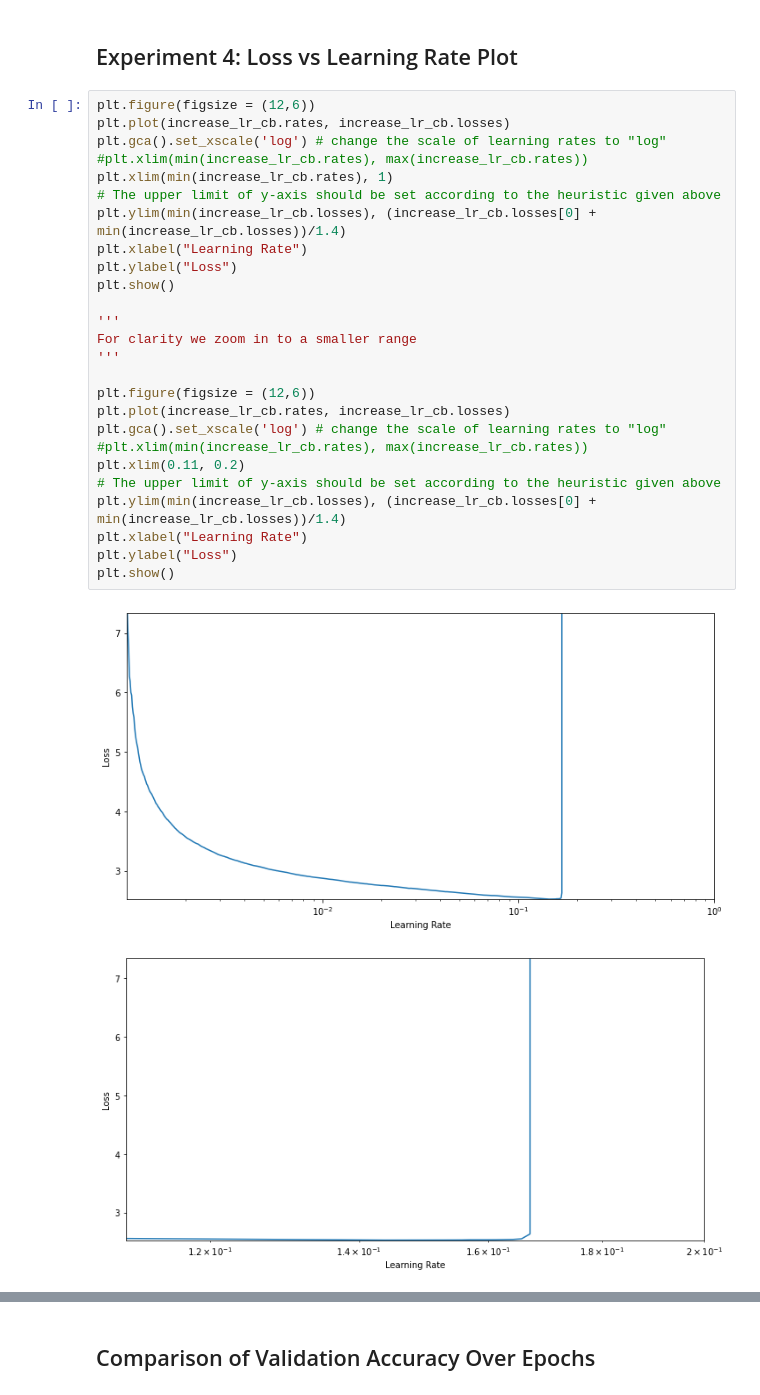
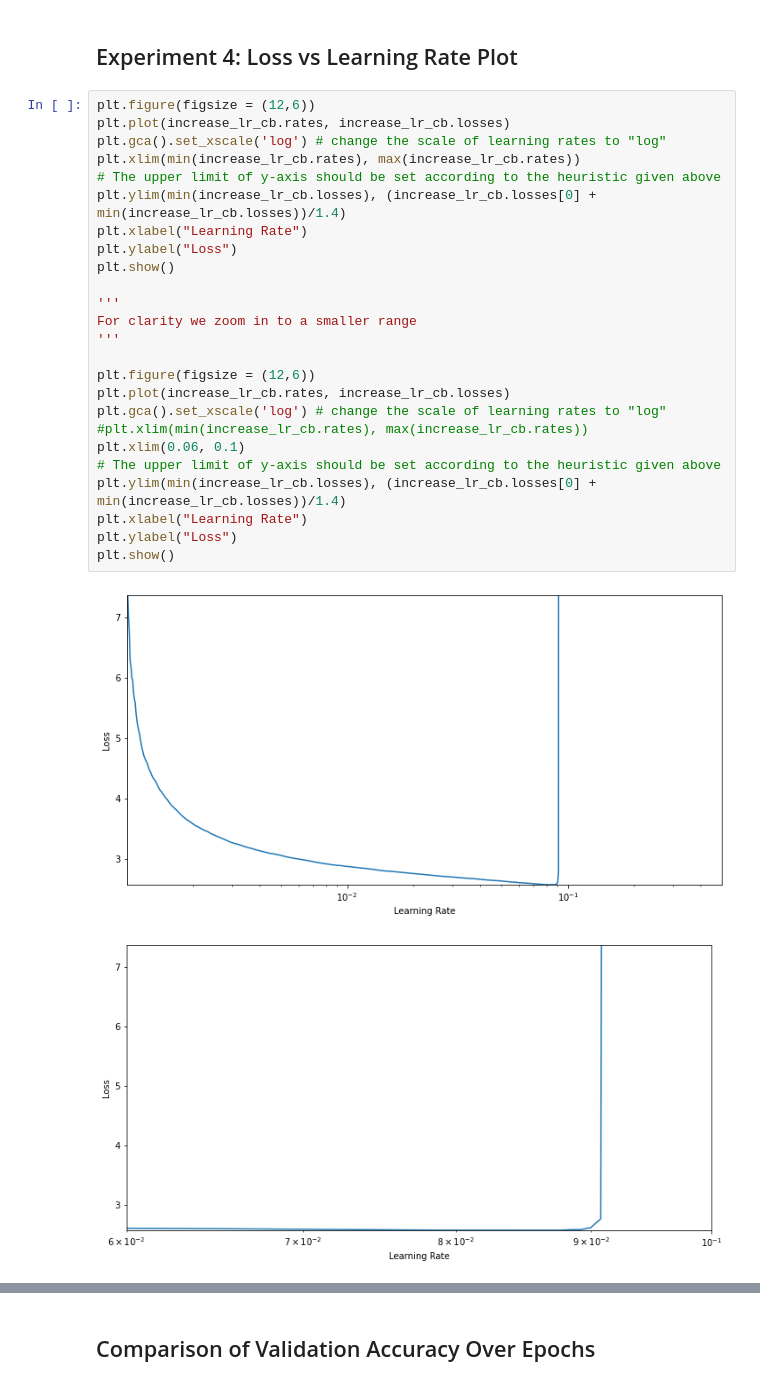
Before and after one commit to rhasanbd/Optimally-Training-Feedforward-Dense-DNNs-And-CNNs-, a Jupyter notebook: Keras-CIFAR10-2-CNN.ipynb, the cells around one changed output, grey strips where cells are left out. Drawn from its saved outputs; the diff is of its cells as text.

```diff
--- a/Keras-CIFAR10-2-CNN.ipynb
+++ b/Keras-CIFAR10-2-CNN.ipynb
@@ -2364,31 +2863,30 @@ Wall time: 19.2 s
 # %%
 plt.figure(figsize = (12,6))
 plt.plot(increase_lr_cb.rates, increase_lr_cb.losses)
 plt.gca().set_xscale('log') # change the scale of learning rates to "log"
-#plt.xlim(min(increase_lr_cb.rates), max(increase_lr_cb.rates))
-plt.xlim(min(increase_lr_cb.rates), 1)
+plt.xlim(min(increase_lr_cb.rates), max(increase_lr_cb.rates))
 # The upper limit of y-axis should be set according to the heuristic given above
 plt.ylim(min(increase_lr_cb.losses), (increase_lr_cb.losses[0] + min(increase_lr_cb.losses))/1.4)
 plt.xlabel("Learning Rate")
 plt.ylabel("Loss")
 plt.show()
 
 '''
 For clarity we zoom in to a smaller range
 '''
 
 plt.figure(figsize = (12,6))
 plt.plot(increase_lr_cb.rates, increase_lr_cb.losses)
 plt.gca().set_xscale('log') # change the scale of learning rates to "log"
 #plt.xlim(min(increase_lr_cb.rates), max(increase_lr_cb.rates))
-plt.xlim(0.11, 0.2)
+plt.xlim(0.06, 0.1)
 # The upper limit of y-axis should be set according to the heuristic given above
 plt.ylim(min(increase_lr_cb.losses), (increase_lr_cb.losses[0] + min(increase_lr_cb.losses))/1.4)
 plt.xlabel("Learning Rate")
 plt.ylabel("Loss")
 plt.show()
 # %% [output]
-[figure, old version]
+[figure, new version]
-[figure, old version]
+[figure, new version]
 # %% [markdown]
 ## Experiment 4: 1cycle Max Learning Rate
```
Also changed, not shown: parts of 54 cells of this notebook.
